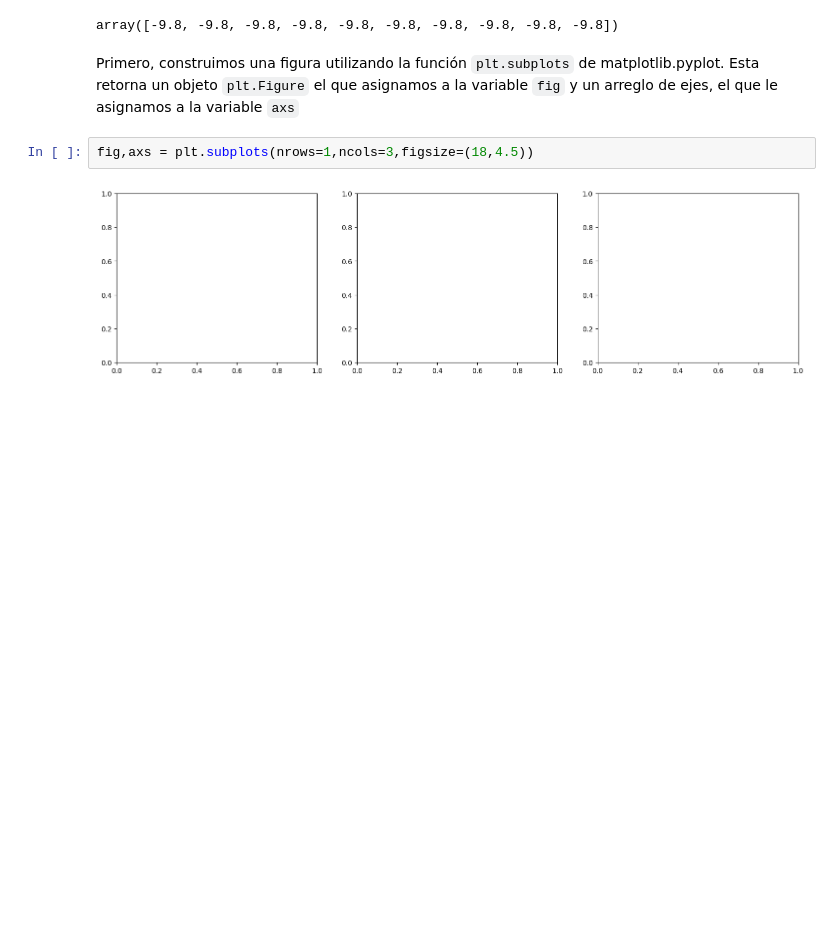
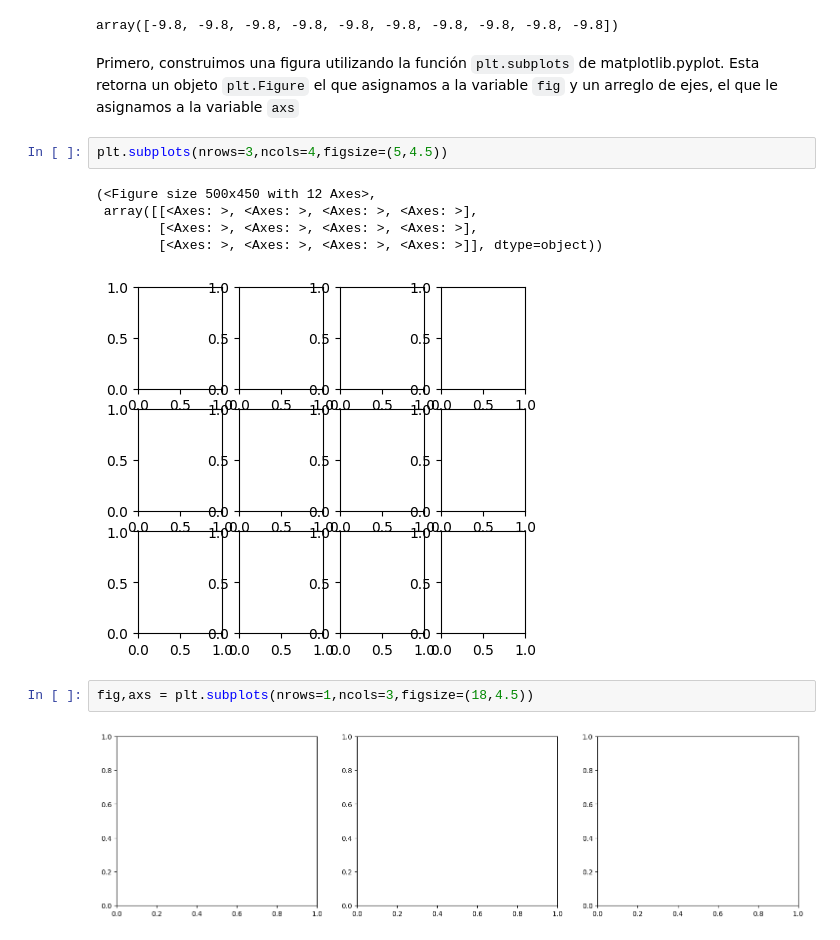
Before and after one commit to juanpablosalas/FISI2526-MetCompCompl-202320, a Jupyter notebook: Clase_3/Clase_3.ipynb, the cells around one changed output. Drawn from its saved outputs; the diff is of its cells as text; blank space fills up the shorter version.

```diff
--- a/Clase_3/Clase_3.ipynb
+++ b/Clase_3/Clase_3.ipynb
@@ -95,6 +98,14 @@ vector_a
 array([-9.8, -9.8, -9.8, -9.8, -9.8, -9.8, -9.8, -9.8, -9.8, -9.8])
 # %% [markdown]
 Primero, construimos una figura utilizando la función `plt.subplots` de matplotlib.pyplot. Esta retorna un objeto `plt.Figure` el que asignamos a la variable `fig` y un arreglo de ejes, el que le asignamos a la variable `axs`
+# %%
+plt.subplots(nrows=3,ncols=4,figsize=(5,4.5))
+# %% [output]
+(<Figure size 500x450 with 12 Axes>,
+ array([[<Axes: >, <Axes: >, <Axes: >, <Axes: >],
+        [<Axes: >, <Axes: >, <Axes: >, <Axes: >],
+        [<Axes: >, <Axes: >, <Axes: >, <Axes: >]], dtype=object))
+[figure, added]
 # %%
 fig,axs = plt.subplots(nrows=1,ncols=3,figsize=(18,4.5))
 # %% [output]
```
Also changed, not shown: parts of 24 cells of this notebook.
